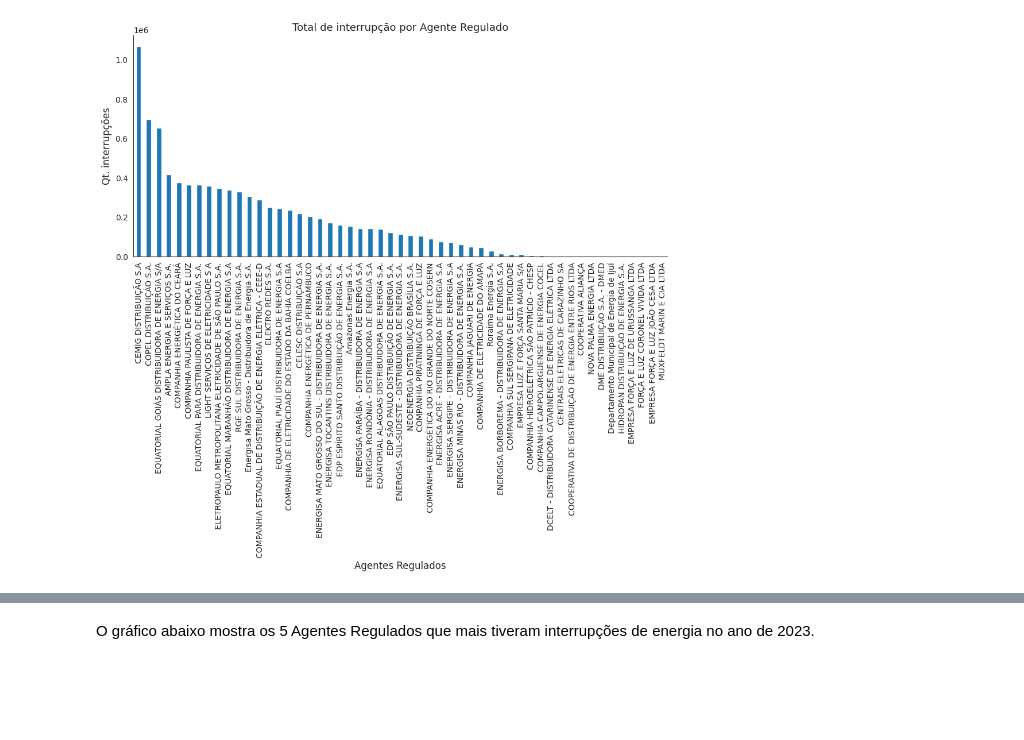
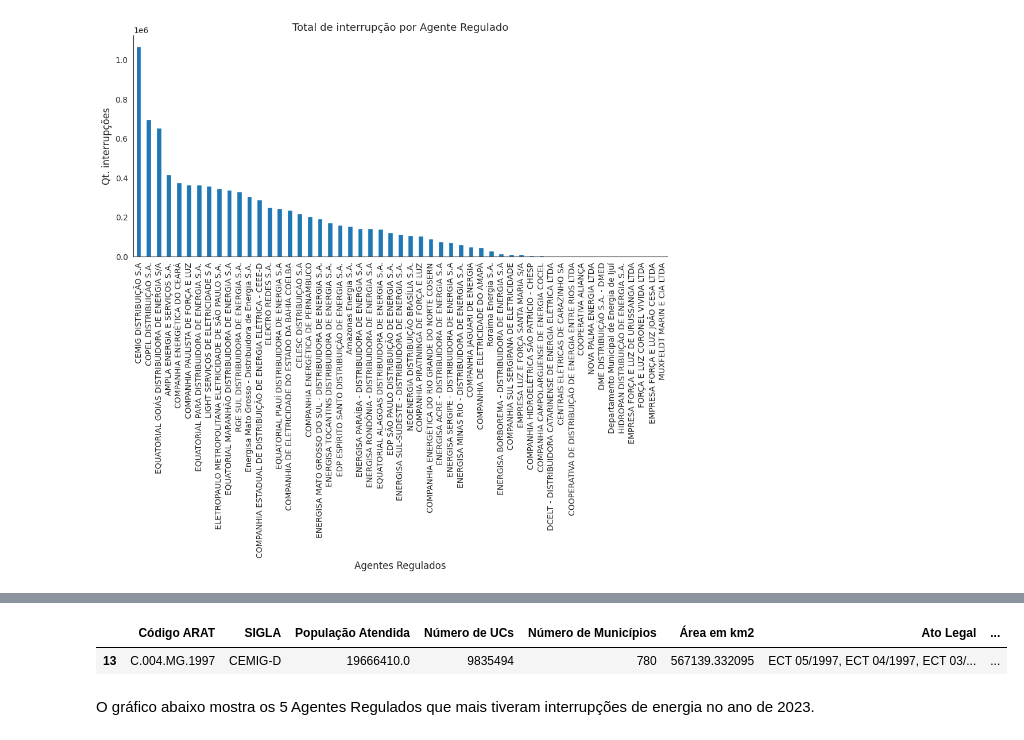
Before and after one commit to Oseiasdfarias/analise-interrupcoes-energia-brasil-2023, a Jupyter notebook: Interrupções de Energia Elétrica nas Redes de Distribuição.ipynb, the cells around one changed output, grey strips where cells are left out. Saved outputs shown, nothing was run; the diff lists cells and outputs as text; code cells hidden in the pictures; blank space fills up the shorter version.

```diff
--- a/Interrupções de Energia Elétrica nas Redes de Distribuição.ipynb
+++ b/Interrupções de Energia Elétrica nas Redes de Distribuição.ipynb
@@ -87,3 +156,8 @@ plt.show()
+# %%
+df_compl[df_compl["SIGLA"]=="CEMIG-D"]
+# %% [output]
+|  | Código ARAT | SIGLA | População Atendida | Número de UCs | Número de Municípios | Área em km2 | Ato Legal | ... |
+| 13 | C.004.MG.1997 | CEMIG-D | 19666410.0 | 9835494 | 780 | 567139.332095 | ECT 05/1997, ECT 04/1997, ECT 03/... | ... |
 # %% [markdown]
 O gráfico abaixo mostra os 5 Agentes Regulados que mais tiveram interrupções de energia no ano de 2023.
 # %%
```
Also changed, not shown: parts of 12 cells of this notebook, 1 other file.
